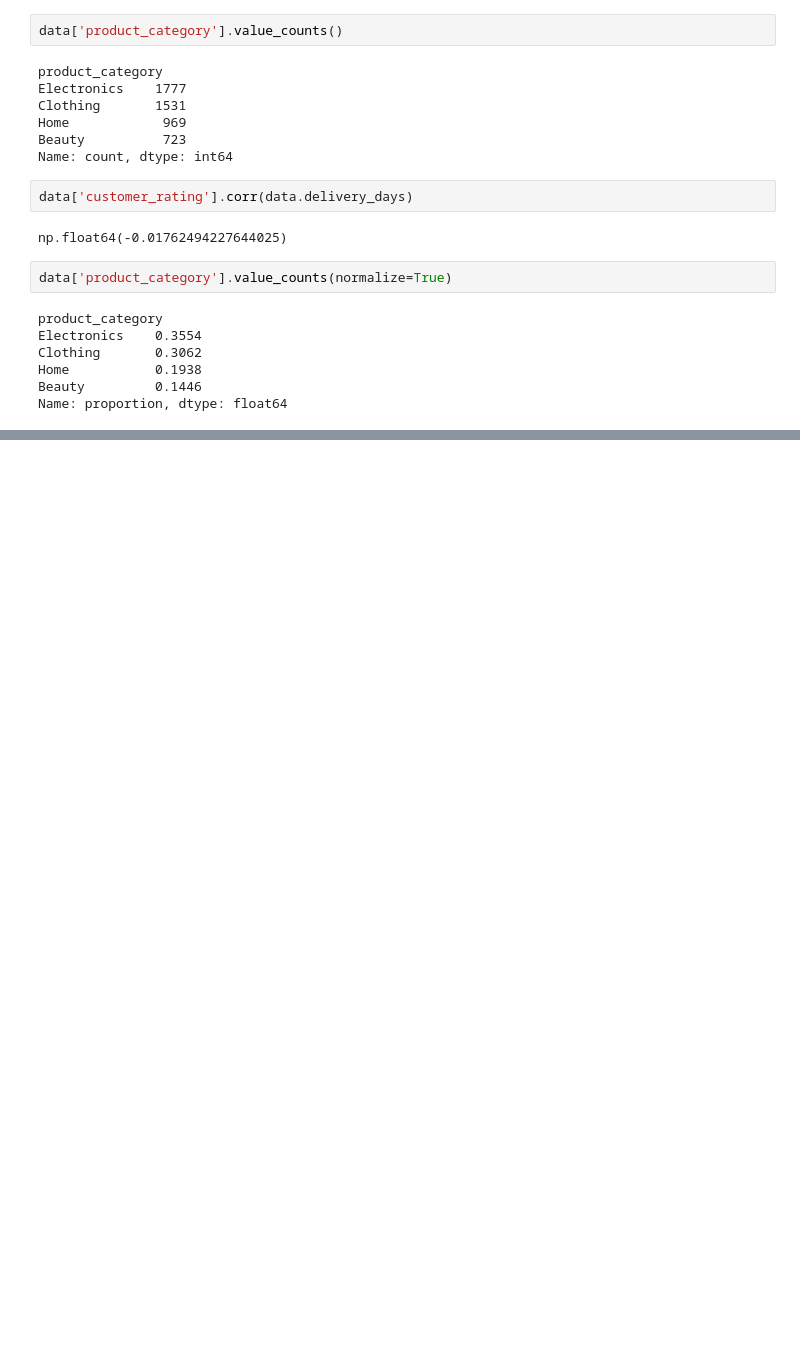
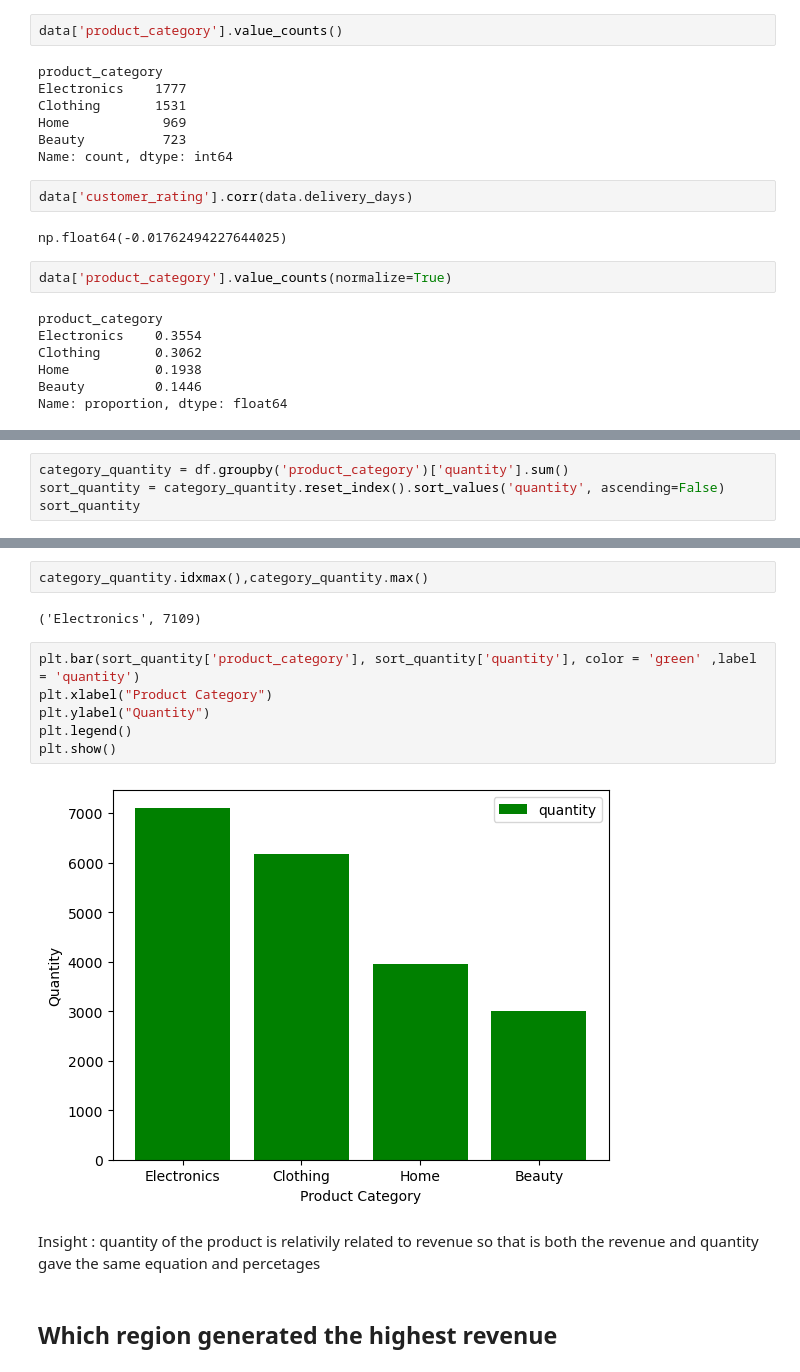
Before and after one commit to Sreesanth-e/EDA, a Jupyter notebook: Ecommerce_EDA/Ecommerce_sales.ipynb, the cells around one changed output, grey strips where cells are left out. Cells and saved outputs as stored; diff of their text form; blank space fills up the shorter version.

```diff
--- a/Ecommerce_EDA/Ecommerce_sales.ipynb
+++ b/Ecommerce_EDA/Ecommerce_sales.ipynb
@@ -102,0 +193,4 @@ Name: proportion, dtype: float64
+# %%
+category_quantity = df.groupby('product_category')['quantity'].sum()
+sort_quantity = category_quantity.reset_index().sort_values('quantity', ascending=False)
+sort_quantity
@@ -102,0 +203,16 @@ Name: proportion, dtype: float64
+# %%
+category_quantity.idxmax(),category_quantity.max()
+# %% [output]
+('Electronics', 7109)
+# %%
+plt.bar(sort_quantity['product_category'], sort_quantity['quantity'], color = 'green' ,label = 'quantity')
+plt.xlabel("Product Category")
+plt.ylabel("Quantity")
+plt.legend()
+plt.show()
+# %% [output]
+[figure, added]
+# %% [markdown]
+Insight : quantity of the product is relativily related to revenue so that is both the revenue and quantity gave the same equation and percetages
+# %% [markdown]
+## Which region generated the highest revenue
```
Also changed, not shown: parts of 74 cells of this notebook, 1 other file.
